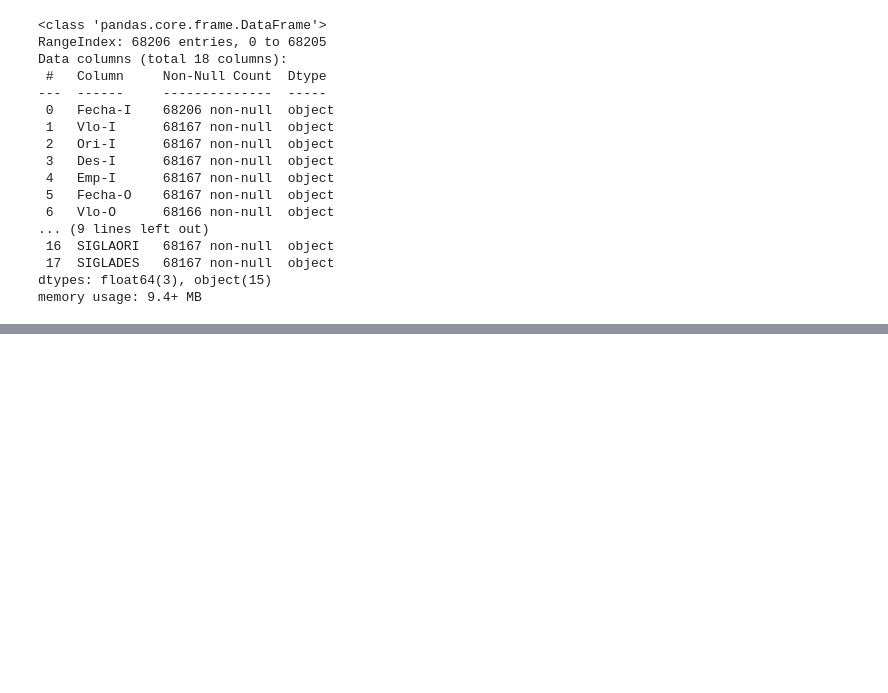
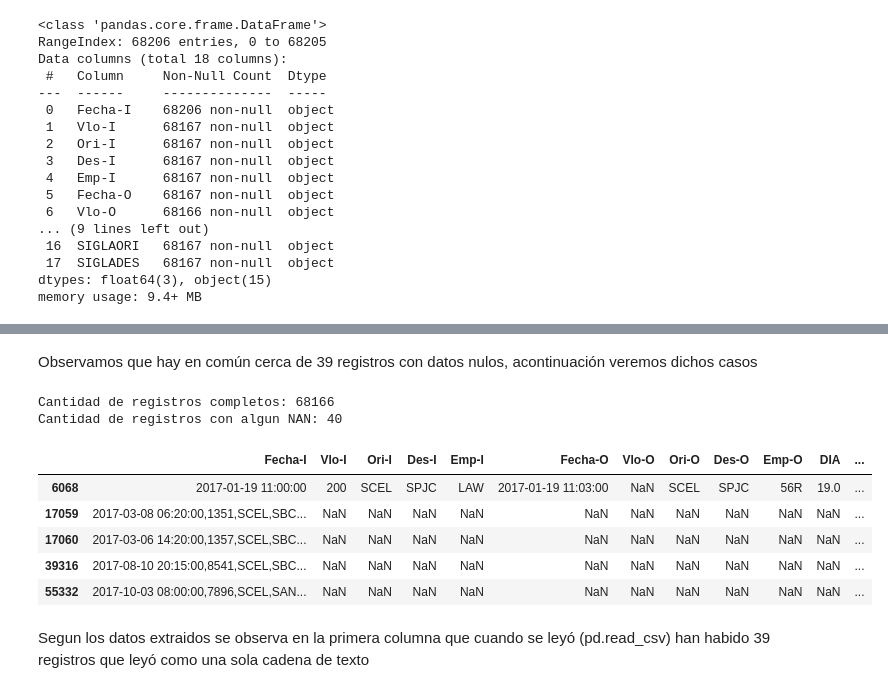
Before and after one commit to Mishagk/LATAM-Desafio-DS, a Jupyter notebook: solution.ipynb, the cells around one changed output, grey strips where cells are left out. Cells and saved outputs as stored; diff of their text form; code cells hidden in the pictures; blank space fills up the shorter version.

Commit message:
actualizacion - se agrego correccion de datos raw

```diff
--- a/solution.ipynb
+++ b/solution.ipynb
@@ -90,7 +91,7 @@ print(sns.__version__)
 url_github = "https://raw.githubusercontent.com/Mishagk/LATAM-Desafio-DS/master/dataset_SCL.csv"
 
 # leer datos
-data = pd.read_csv(url_github)
+data = pd.read_csv(url_github,sep=',')
 
 # ver primeras 5 filas
 data.head()
@@ -136,0 +161,26 @@ memory usage: 9.4+ MB
+# %% [markdown]
+Observamos que hay en común cerca de 39 registros con datos nulos, acontinuación veremos dichos casos
+# %%
+# Revisar los casos que poseen al menos 1 dato NaN en el registro
+data_nan = data[data.isnull().any(axis=1)].copy()
+
+# Datos sin NaN - La data con datos completos
+data_com = data[~data.index.isin(data_nan.index)].copy()
+
+# info
+print('Cantidad de registros completos:',data_com.shape[0])
+print('Cantidad de registros con algun NAN:',data_nan.shape[0])
+
+# ver datos con NaN
+data_nan.head()
+# %% [output]
+Cantidad de registros completos: 68166
+Cantidad de registros con algun NAN: 40
+|  | Fecha-I | Vlo-I | Ori-I | Des-I | Emp-I | Fecha-O | Vlo-O | Ori-O | Des-O | Emp-O | DIA | ... |
+| 6068 | 2017-01-19 11:00:00 | 200 | SCEL | SPJC | LAW | 2017-01-19 11:03:00 | NaN | SCEL | SPJC | 56R | 19.0 | ... |
+| 17059 | 2017-03-08 06:20:00,1351,SCEL,SBC... | NaN | NaN | NaN | NaN | NaN | NaN | NaN | NaN | NaN | NaN | ... |
+| 17060 | 2017-03-06 14:20:00,1357,SCEL,SBC... | NaN | NaN | NaN | NaN | NaN | NaN | NaN | NaN | NaN | NaN | ... |
+| 39316 | 2017-08-10 20:15:00,8541,SCEL,SBC... | NaN | NaN | NaN | NaN | NaN | NaN | NaN | NaN | NaN | NaN | ... |
+| 55332 | 2017-10-03 08:00:00,7896,SCEL,SAN... | NaN | NaN | NaN | NaN | NaN | NaN | NaN | NaN | NaN | NaN | ... |
+# %% [markdown]
+Segun los datos extraidos se observa en la primera columna que cuando se leyó (pd.read_csv) han habido 39 registros que leyó como una sola cadena de texto
```
Also changed, not shown: parts of 7 cells of this notebook.
